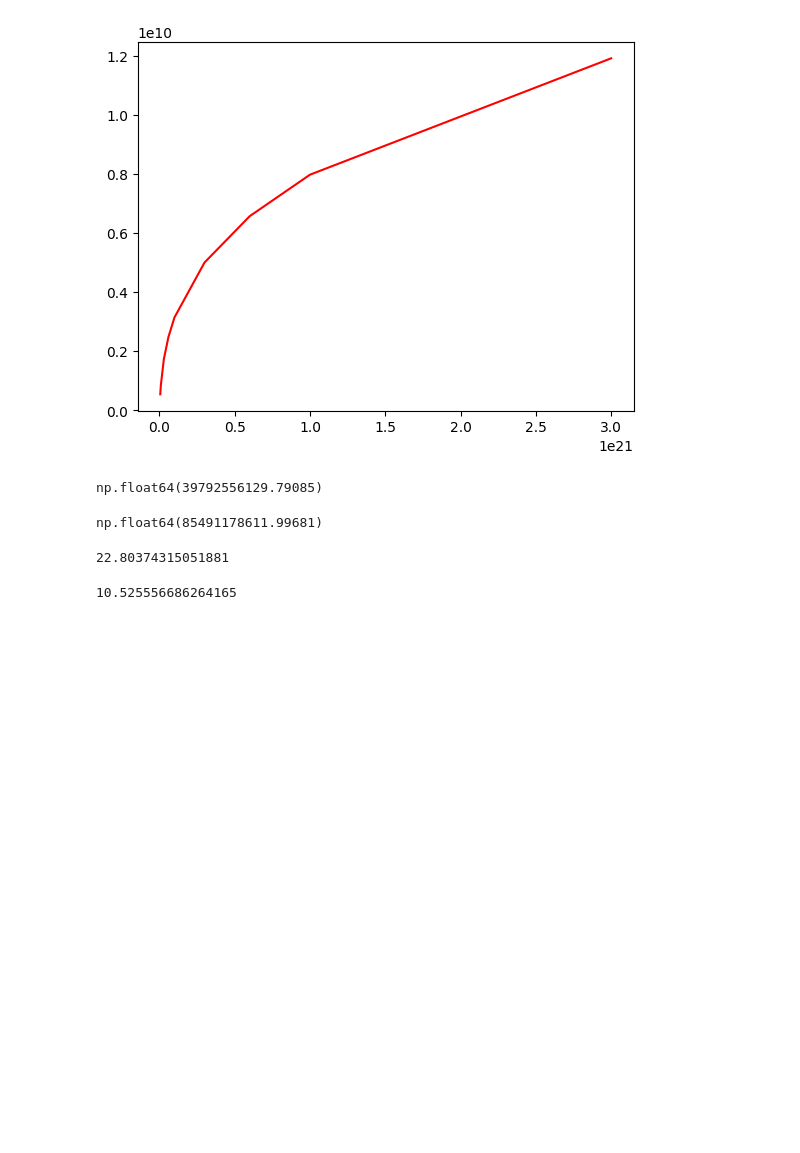
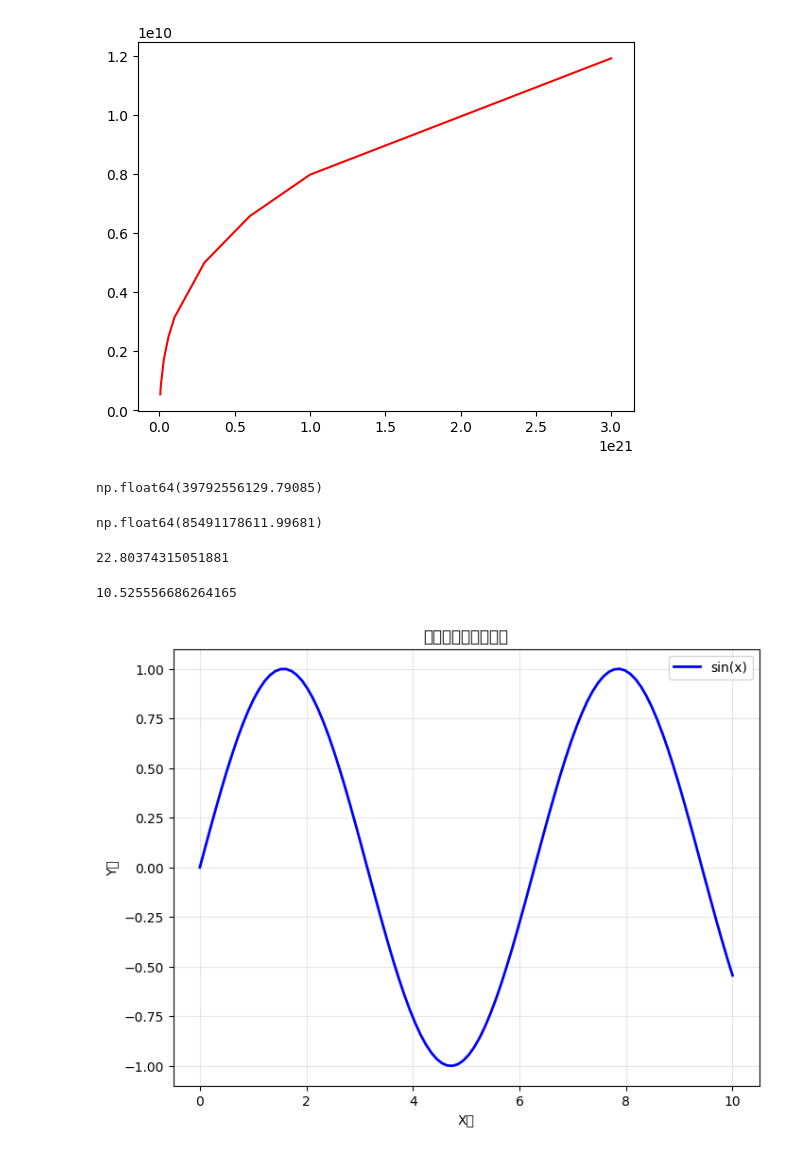
Before and after one commit to XiaogangYin/assignment3-scaling, a Jupyter notebook: test.ipynb, the cells around one changed output. Cells and saved outputs as stored; diff of their text form; code cells hidden in the pictures; blank space fills up the shorter version.

```diff
--- a/test.ipynb
+++ b/test.ipynb
@@ -88,4 +88,29 @@ np.float64(85491178611.99681)
 # %% [output]
 10.525556686264165
 # %%
-3e+21/( 12148905329
+import matplotlib.pyplot as plt
+import numpy as np
+
+# 1. 绘制示例图表
+x = np.linspace(0, 10, 100)
+y = np.sin(x)
+
+plt.figure(figsize=(8, 6))
+plt.plot(x, y, label='sin(x)', color='blue', linewidth=2)
+plt.xlabel('X轴')
+plt.ylabel('Y轴')
+plt.title('正弦曲线（矢量图）')
+plt.legend()
+plt.grid(True, alpha=0.3)
+
+# 2. 保存为SVG矢量图（核心：后缀改为.svg）
+# SVG是纯矢量格式，支持编辑（如用Inkscape、Illustrator修改）
+plt.savefig('sin_plot.svg', dpi=300, bbox_inches='tight', facecolor='white')
+
+# 也可以保存为PDF矢量图（同样无损）
+# plt.savefig('sin_plot.pdf', dpi=300, bbox_inches='tight', facecolor='white')
+
+# 3. 显示图表
+plt.show()
+# %% [output]
+[figure, added]
```
Also changed, not shown: 6 other files.
